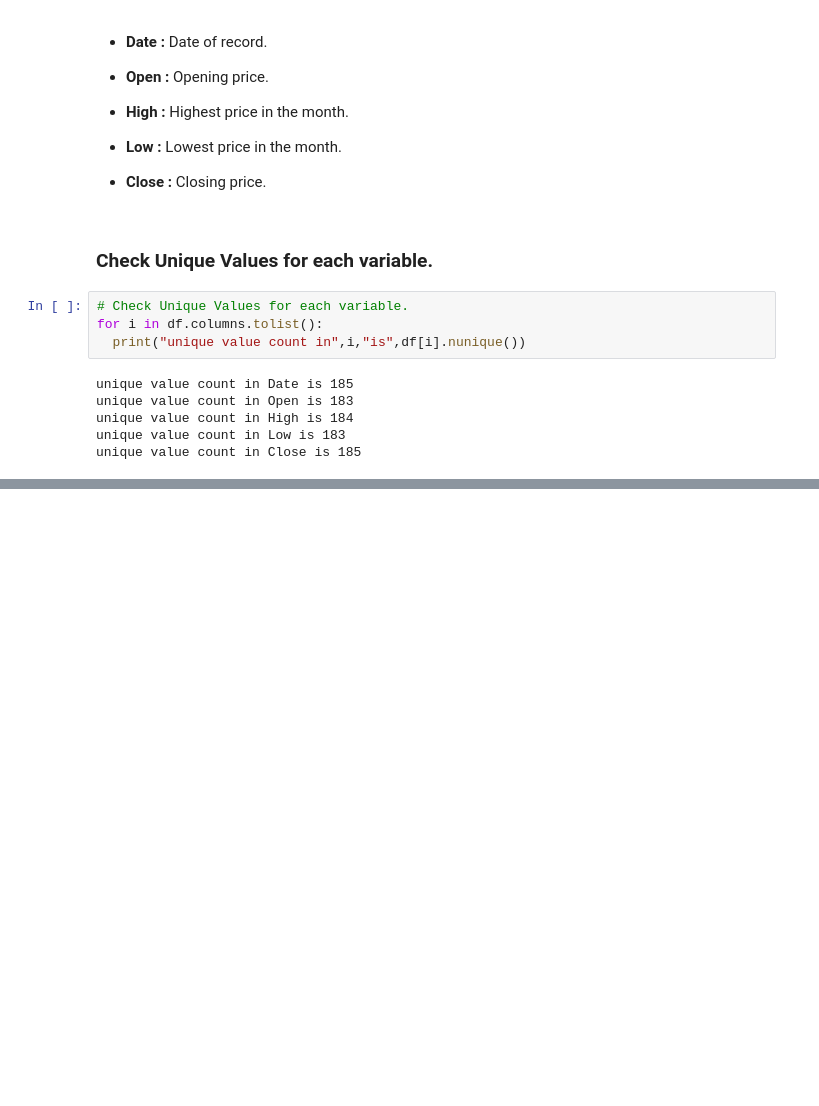
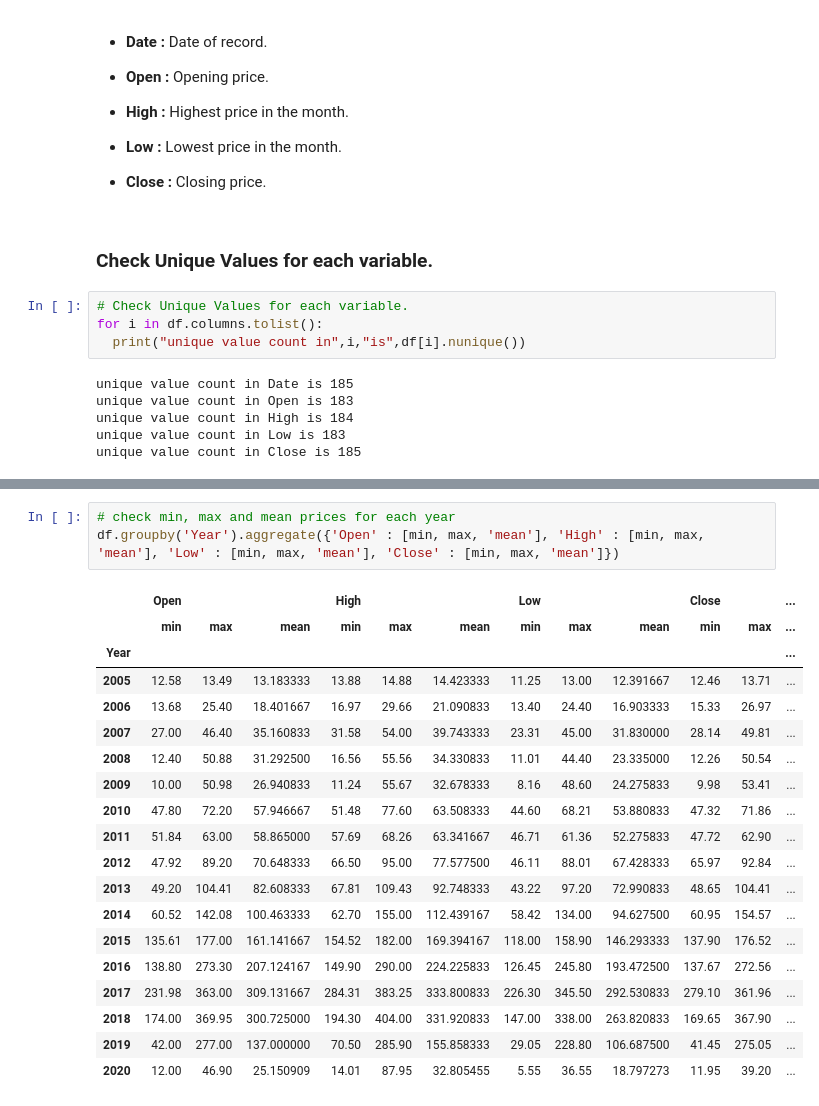
Before and after one commit to kuldeep-sngh/Yes-Bank-Stock-Closing-Price-Prediction, a Jupyter notebook: Yes_Bank_Stock_Closing_Price_Prediction.ipynb, the cells around one changed output, grey strips where cells are left out. Saved outputs shown, nothing was run; the diff lists cells and outputs as text; blank space fills up the shorter version.

```diff
--- a/Yes_Bank_Stock_Closing_Price_Prediction.ipynb
+++ b/Yes_Bank_Stock_Closing_Price_Prediction.ipynb
@@ -212,0 +355,23 @@ unique value count in Close is 185
+# %%
+# check min, max and mean prices for each year
+df.groupby('Year').aggregate({'Open' : [min, max, 'mean'], 'High' : [min, max, 'mean'], 'Low' : [min, max, 'mean'], 'Close' : [min, max, 'mean']})
+# %% [output]
+|  | Open |  |  | High |  |  | Low |  |  | Close |  | ... |
+|  | min | max | mean | min | max | mean | min | max | mean | min | max | ... |
+| Year |  |  |  |  |  |  |  |  |  |  |  | ... |
+| 2005 | 12.58 | 13.49 | 13.183333 | 13.88 | 14.88 | 14.423333 | 11.25 | 13.00 | 12.391667 | 12.46 | 13.71 | ... |
+| 2006 | 13.68 | 25.40 | 18.401667 | 16.97 | 29.66 | 21.090833 | 13.40 | 24.40 | 16.903333 | 15.33 | 26.97 | ... |
+| 2007 | 27.00 | 46.40 | 35.160833 | 31.58 | 54.00 | 39.743333 | 23.31 | 45.00 | 31.830000 | 28.14 | 49.81 | ... |
+| 2008 | 12.40 | 50.88 | 31.292500 | 16.56 | 55.56 | 34.330833 | 11.01 | 44.40 | 23.335000 | 12.26 | 50.54 | ... |
+| 2009 | 10.00 | 50.98 | 26.940833 | 11.24 | 55.67 | 32.678333 | 8.16 | 48.60 | 24.275833 | 9.98 | 53.41 | ... |
+| 2010 | 47.80 | 72.20 | 57.946667 | 51.48 | 77.60 | 63.508333 | 44.60 | 68.21 | 53.880833 | 47.32 | 71.86 | ... |
+| 2011 | 51.84 | 63.00 | 58.865000 | 57.69 | 68.26 | 63.341667 | 46.71 | 61.36 | 52.275833 | 47.72 | 62.90 | ... |
+| 2012 | 47.92 | 89.20 | 70.648333 | 66.50 | 95.00 | 77.577500 | 46.11 | 88.01 | 67.428333 | 65.97 | 92.84 | ... |
+| 2013 | 49.20 | 104.41 | 82.608333 | 67.81 | 109.43 | 92.748333 | 43.22 | 97.20 | 72.990833 | 48.65 | 104.41 | ... |
+| 2014 | 60.52 | 142.08 | 100.463333 | 62.70 | 155.00 | 112.439167 | 58.42 | 134.00 | 94.627500 | 60.95 | 154.57 | ... |
+| 2015 | 135.61 | 177.00 | 161.141667 | 154.52 | 182.00 | 169.394167 | 118.00 | 158.90 | 146.293333 | 137.90 | 176.52 | ... |
+| 2016 | 138.80 | 273.30 | 207.124167 | 149.90 | 290.00 | 224.225833 | 126.45 | 245.80 | 193.472500 | 137.67 | 272.56 | ... |
+| 2017 | 231.98 | 363.00 | 309.131667 | 284.31 | 383.25 | 333.800833 | 226.30 | 345.50 | 292.530833 | 279.10 | 361.96 | ... |
+| 2018 | 174.00 | 369.95 | 300.725000 | 194.30 | 404.00 | 331.920833 | 147.00 | 338.00 | 263.820833 | 169.65 | 367.90 | ... |
+| 2019 | 42.00 | 277.00 | 137.000000 | 70.50 | 285.90 | 155.858333 | 29.05 | 228.80 | 106.687500 | 41.45 | 275.05 | ... |
+| 2020 | 12.00 | 46.90 | 25.150909 | 14.01 | 87.95 | 32.805455 | 5.55 | 36.55 | 18.797273 | 11.95 | 39.20 | ... |
```
Also changed, not shown: parts of 26 cells of this notebook.
